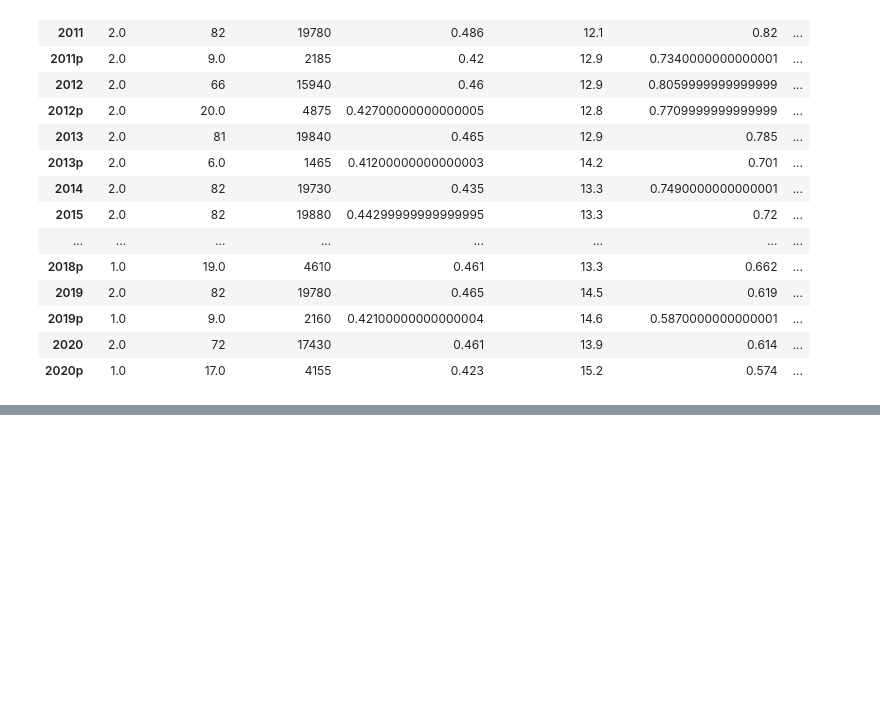
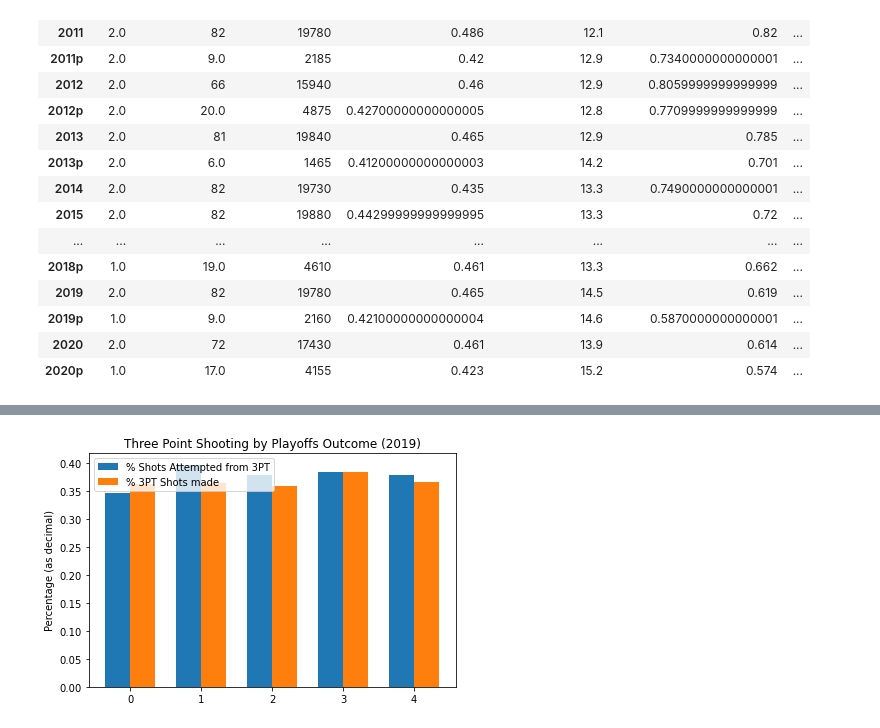
Before and after one commit to olincollege/NBA_MoreyBall_Analysis, a Jupyter notebook: test.ipynb, the cells around one changed output, grey strips where cells are left out. Drawn from its saved outputs; the diff is of its cells as text; code cells hidden in the pictures; blank space fills up the shorter version.

```diff
--- a/test.ipynb
+++ b/test.ipynb
@@ -34,0 +39,6 @@ interactive_map(team, "fk_this")
+# %%
+from graphs import *
+edge_case()
+playoff_3P_chart(2019, False)
+# %% [output]
+[figure, added]
```
Also changed, not shown: parts of 2 cells of this notebook, 3 other files.
